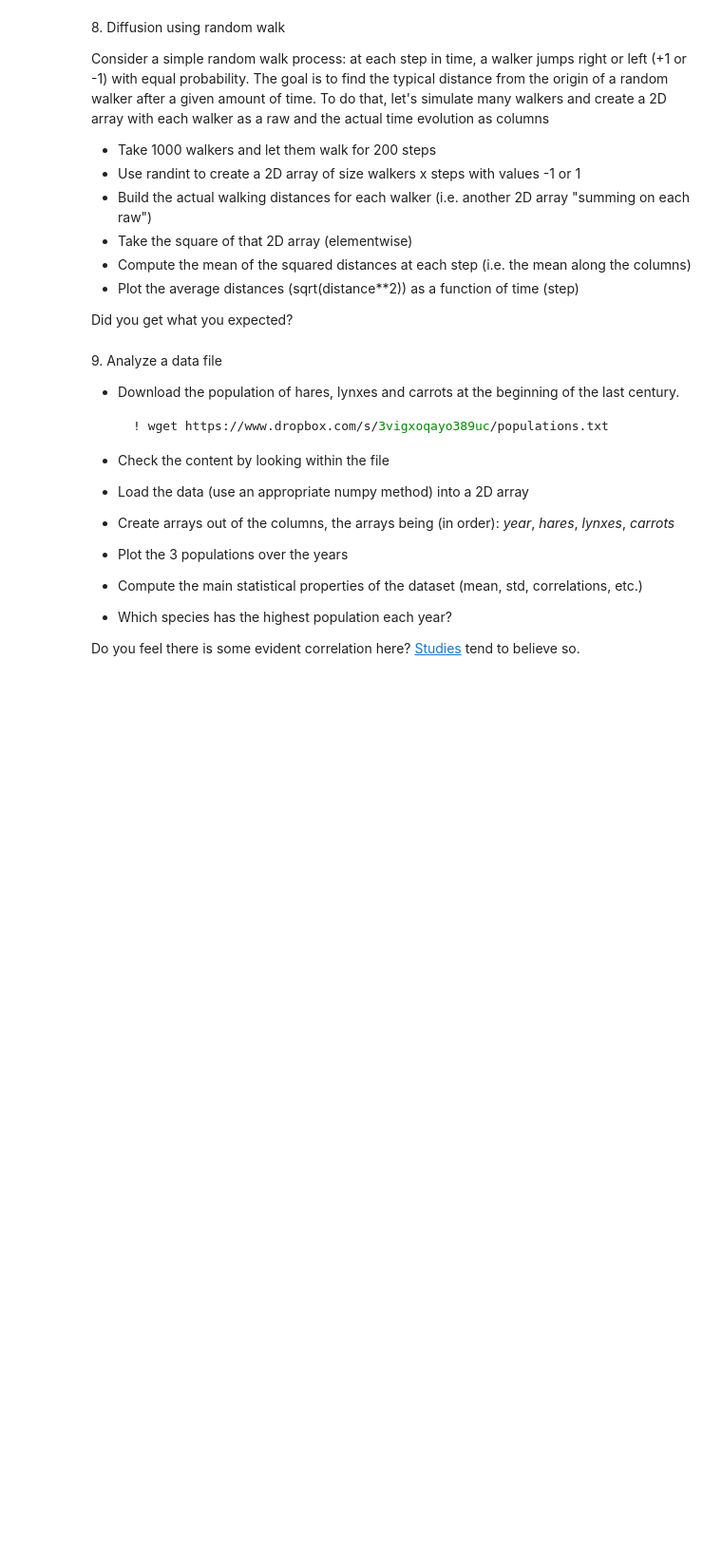
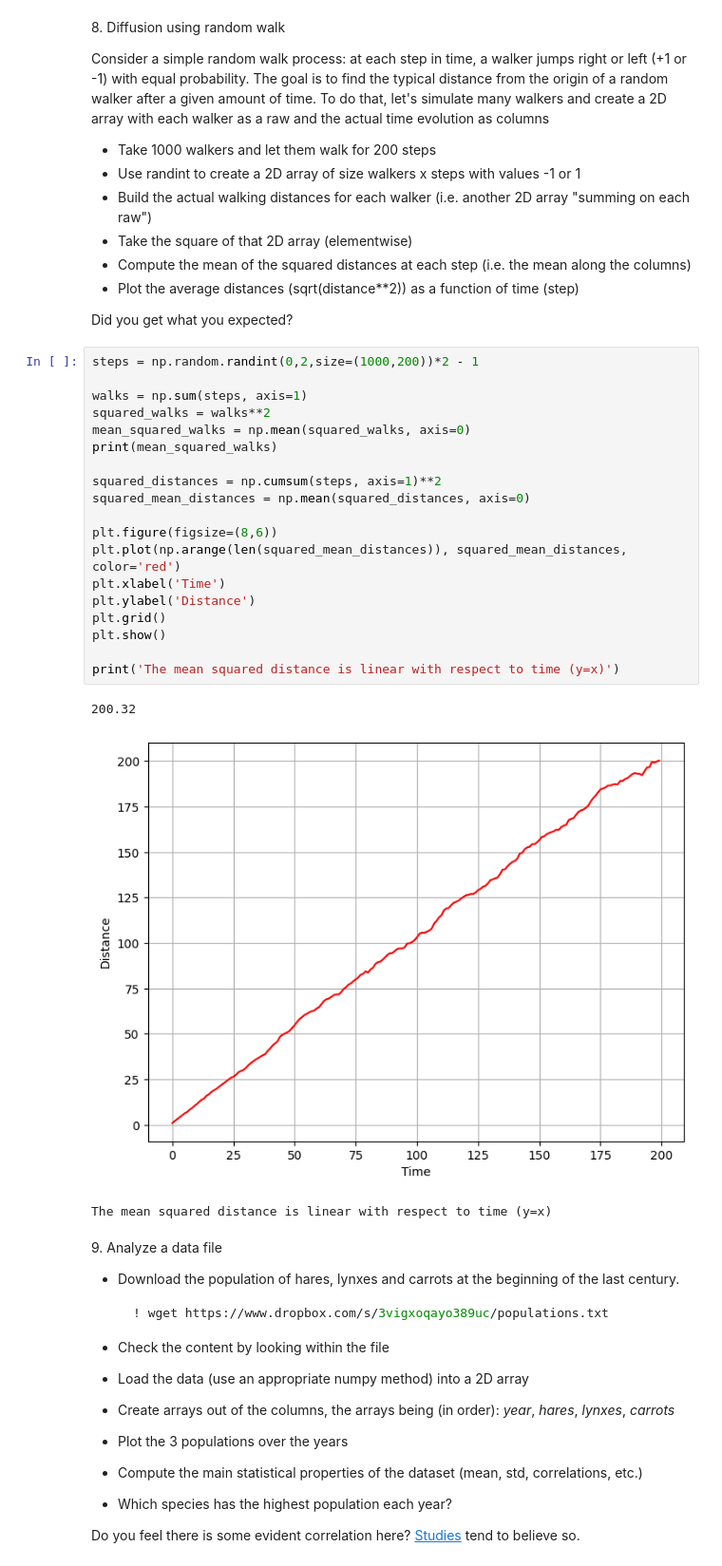
Before and after one commit to DanieleGhezzi25/LaboratoryOfComputationalPhysics_Y8, a Jupyter notebook: 04ex_Numpy.ipynb, the cells around one changed output. Shown at 95% size. Drawn from its saved outputs; the diff is of its cells as text; blank space fills up the shorter version.

```diff
--- a/04ex_Numpy.ipynb
+++ b/04ex_Numpy.ipynb
@@ -312,6 +312,29 @@ To do that, let's simulate many walkers and create a 2D array with each walker a
   * Plot the average distances (sqrt(distance\*\*2)) as a function of time (step)
 
 Did you get what you expected?
+# %%
+steps = np.random.randint(0,2,size=(1000,200))*2 - 1
+
+walks = np.sum(steps, axis=1)
+squared_walks = walks**2
+mean_squared_walks = np.mean(squared_walks, axis=0)
+print(mean_squared_walks)
+
+squared_distances = np.cumsum(steps, axis=1)**2
+squared_mean_distances = np.mean(squared_distances, axis=0)
+
+plt.figure(figsize=(8,6))
+plt.plot(np.arange(len(squared_mean_distances)), squared_mean_distances, color='red')
+plt.xlabel('Time')
+plt.ylabel('Distance')
+plt.grid()
+plt.show()
+
+print('The mean squared distance is linear with respect to time (y=x)')
+# %% [output]
+200.32
+[figure, added]
+The mean squared distance is linear with respect to time (y=x)
 # %% [markdown]
 9\. Analyze a data file
   * Download the population of hares, lynxes and carrots at the beginning of the last century.
```
Also changed, not shown: parts of 2 cells of this notebook.
